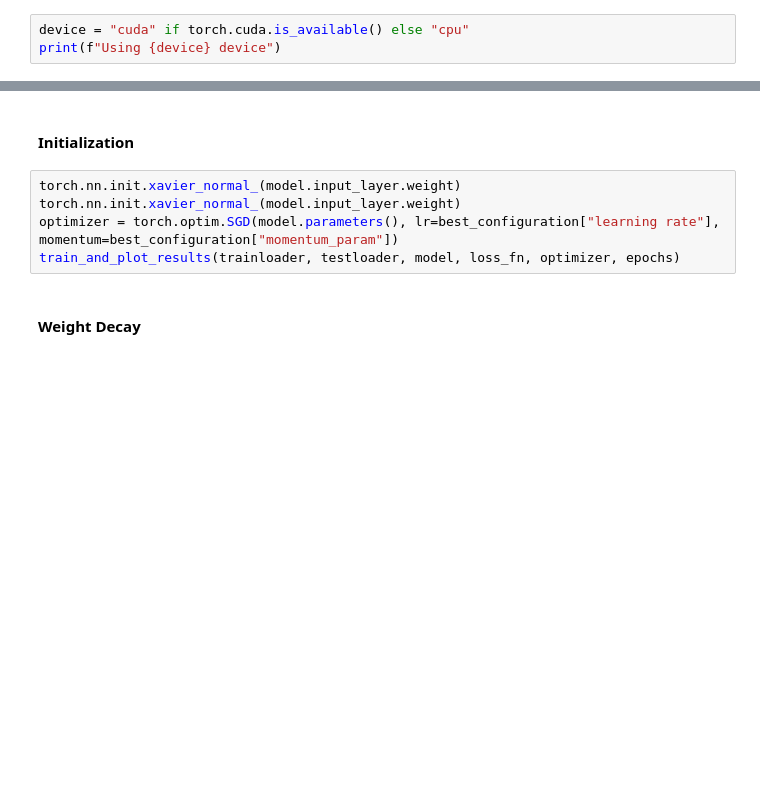
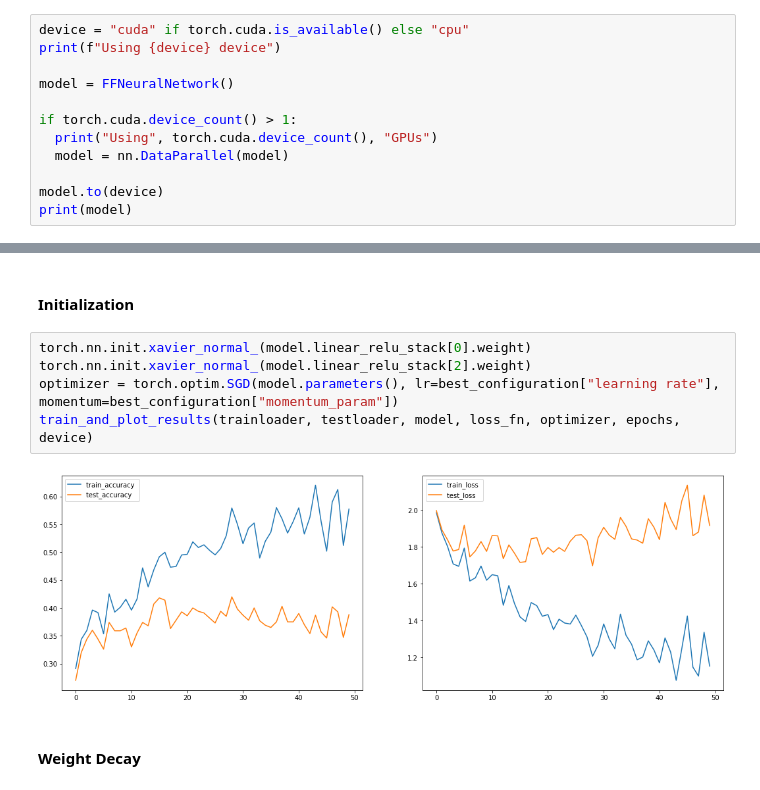
Before and after one commit to ItayShalit/Intro-to-Deep-Learning, a Jupyter notebook: Intro_to_DL_Assignment_1.ipynb, the cells around one changed output, grey strips where cells are left out. Cells and saved outputs as stored; diff of their text form; blank space fills up the shorter version.

```diff
--- a/Intro_to_DL_Assignment_1.ipynb
+++ b/Intro_to_DL_Assignment_1.ipynb
@@ -87,3 +167,12 @@ print(f"""accuracy score for linear model is: {accuracy_score(test_y, test_pred_
 # %%
 device = "cuda" if torch.cuda.is_available() else "cpu"
 print(f"Using {device} device")
+
+model = FFNeuralNetwork()
+
+if torch.cuda.device_count() > 1:
+  print("Using", torch.cuda.device_count(), "GPUs")
+  model = nn.DataParallel(model)
+
+model.to(device)
+print(model)
@@ -243,10 +364,12 @@ train_and_plot_results(trainloader, testloader, model, loss_fn, optimizer, epoch
 # %% [markdown]
 #### Initialization
 # %%
-torch.nn.init.xavier_normal_(model.input_layer.weight)
-torch.nn.init.xavier_normal_(model.input_layer.weight)
+torch.nn.init.xavier_normal_(model.linear_relu_stack[0].weight)
+torch.nn.init.xavier_normal_(model.linear_relu_stack[2].weight)
 optimizer = torch.optim.SGD(model.parameters(), lr=best_configuration["learning rate"], momentum=best_configuration["momentum_param"])
-train_and_plot_results(trainloader, testloader, model, loss_fn, optimizer, epochs)
+train_and_plot_results(trainloader, testloader, model, loss_fn, optimizer, epochs, device)
+# %% [output]
+[figure, added]
 # %% [markdown]
 #### Weight Decay
 # %%
```
Also changed, not shown: parts of 17 cells of this notebook.
